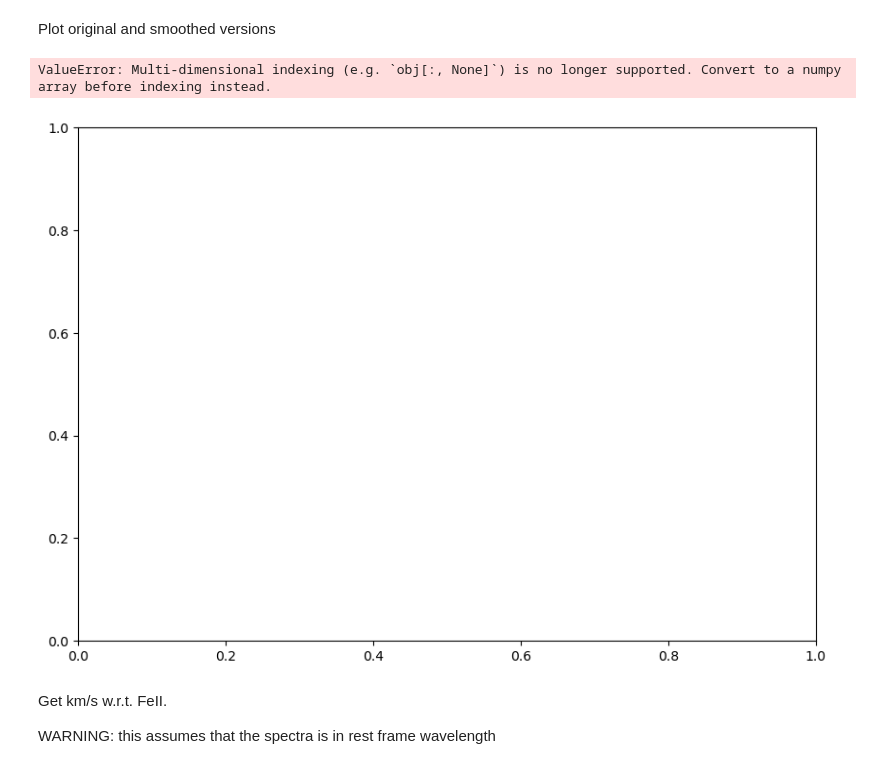
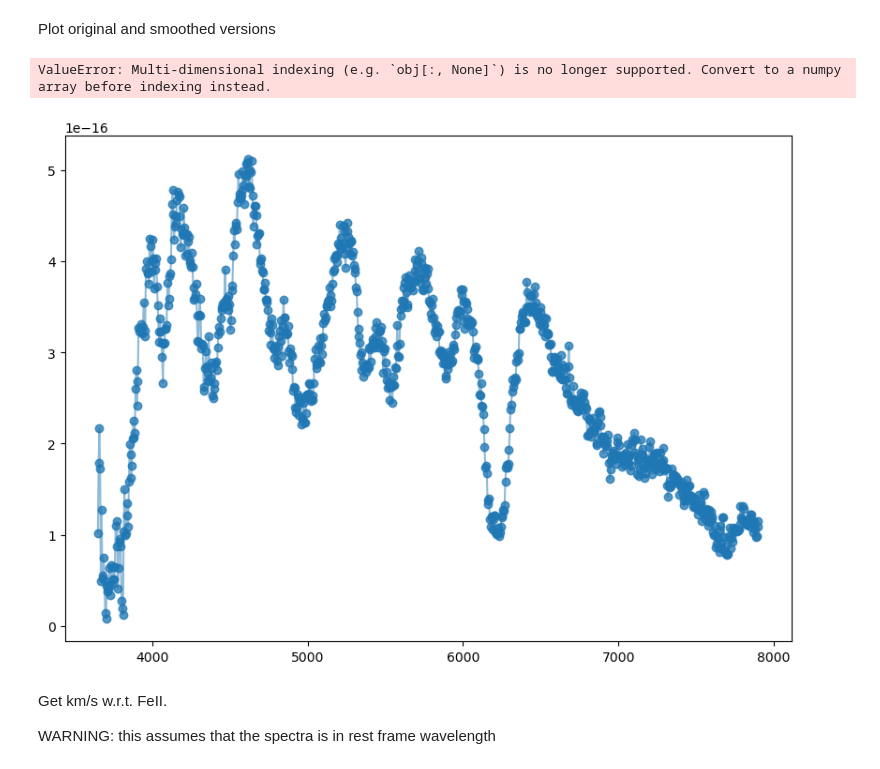
Before and after one commit to jurados/SNeMPhyVAE, a Jupyter notebook: SpectraPreprocessing.ipynb, the cells around one changed output. Saved outputs shown, nothing was run; the diff lists cells and outputs as text; code cells hidden in the pictures.

```diff
--- a/SpectraPreprocessing.ipynb
+++ b/SpectraPreprocessing.ipynb
@@ -744,15 +746,15 @@ dlog10lambdasmooth
 # %% [markdown]
 Plot original and smoothed versions
 # %%
-fig, ax = plt.subplots(figsize=(10, 7))
-ax.plot(data["lambda"], data.flux_lambda, marker='o', alpha=0.5)
-ax.plot(data["lambda"], data.flux_lambda.rolling(f'{int(dlog10lambda)}s', center=True).mean(), alpha=0.5)
-ax.plot(data["lambda"], data.flux_lambda.rolling(f'{int(dlog10lambdasmooth)}s', center=True).mean(), c='r', lw=4, alpha=0.5)
-ax.set_xlabel(r"$\lambda$ [A]")
-plt.show()
+    fig, ax = plt.subplots(figsize=(10, 7))
+    ax.plot(np.array(data["lambda"]), np.array(data.flux_lambda), marker='o', alpha=0.5)
+    ax.plot(np.array(data["lambda"]), data.flux_lambda.rolling(f'{int(dlog10lambda)}s', center=True).mean(), alpha=0.5)
+    ax.plot(data["lambda"], data.flux_lambda.rolling(f'{int(dlog10lambdasmooth)}s', center=True).mean(), c='r', lw=4, alpha=0.5)
+    ax.set_xlabel(r"$\lambda$ [A]")
+    plt.show()
 # %% [output]
 ValueError: Multi-dimensional indexing (e.g. `obj[:, None]`) is no longer supported. Convert to a numpy array before indexing instead.
-[figure, old version]
+[figure, new version]
 # %% [markdown]
 Get km/s w.r.t. FeII.
 
```
Also changed, not shown: parts of 16 cells of this notebook, 2 other files.
